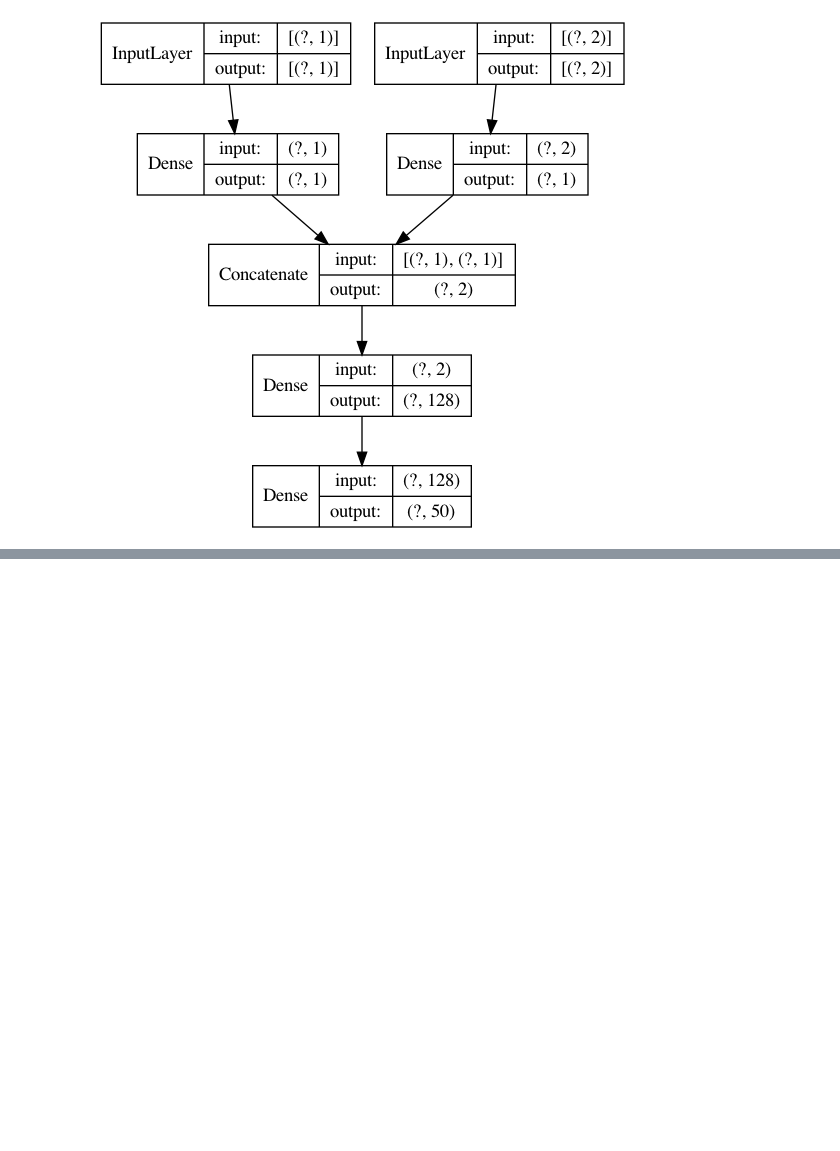
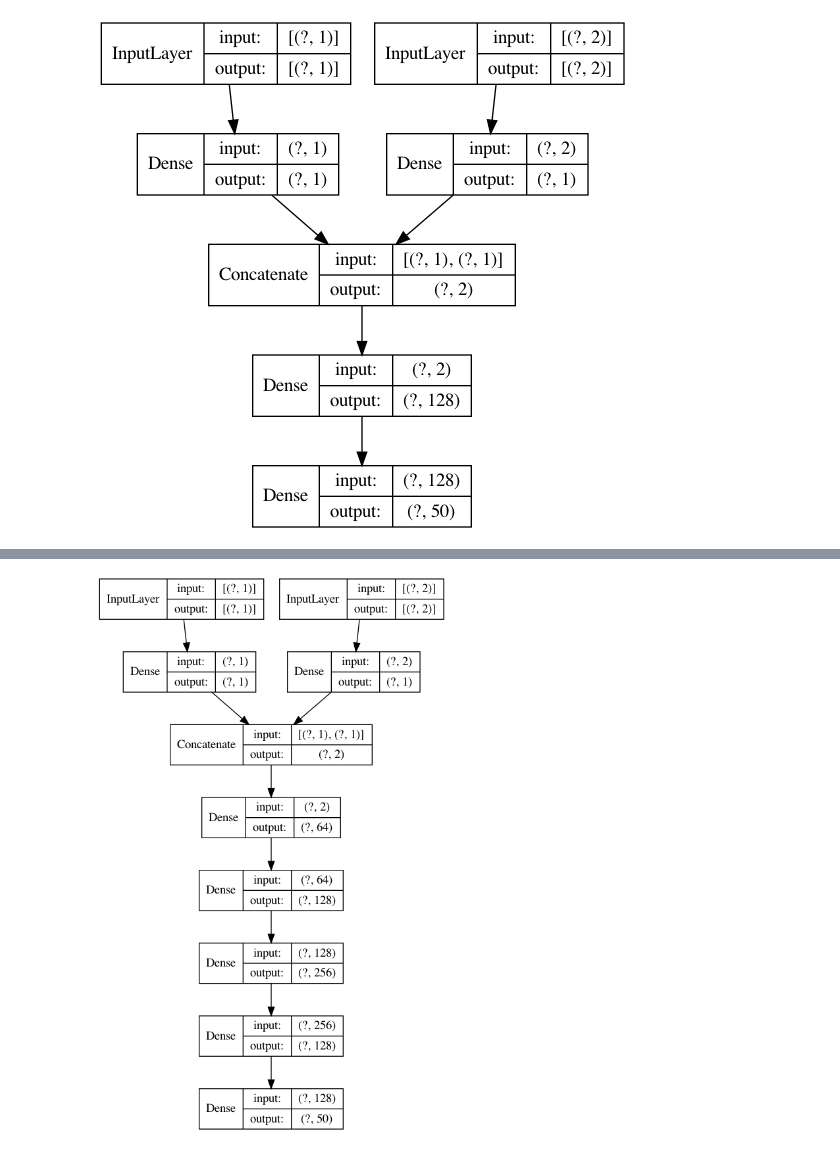
Before and after one commit to shirafuji/graduation_thesis, a Jupyter notebook: machine_learning/forward_analysis.ipynb, the cells around one changed output, grey strips where cells are left out. Drawn from its saved outputs; the diff is of its cells as text; code cells hidden in the pictures; blank space fills up the shorter version.

```diff
--- a/machine_learning/forward_analysis.ipynb
+++ b/machine_learning/forward_analysis.ipynb
@@ -211,0 +236,28 @@ print(predict[0]-y_test[0])
+# %%
+#2つ目のモデル
+# 入力を定義
+size_input = Input(shape=(1,))
+position_input = Input(shape=(2,))
+
+# 入力1から結合前まで
+x = Dense(1, activation="linear")(size_input)
+x = Model(inputs=size_input, outputs=x)
+
+# 入力2から結合前まで
+y = Dense(1, activation="linear")(position_input)
+y = Model(inputs=position_input, outputs=y)
+
+# 結合
+combined = concatenate([x.output, y.output])
+
+# 密結合
+z = Dense(64, activation="linear")(combined)
+z = Dense(128, activation="tanh")(z)
+z = Dense(256, activation="tanh")(z)
+z = Dense(128, activation="tanh")(z)
+z = Dense(50, activation="linear")(z)
+
+# モデル定義とコンパイル
+model2 = Model(inputs=[x.input, y.input], outputs=z)
+model2.compile(loss='mse', optimizer='adam', metrics=['acc'])
+model2.summary()
@@ -211,0 +282,4 @@ print(predict[0]-y_test[0])
+# %%
+plot_model(model2, show_shapes=True, show_layer_names=False)
+# %% [output]
+[figure, added]
```
Also changed, not shown: parts of 18 cells of this notebook, 1 other file.
